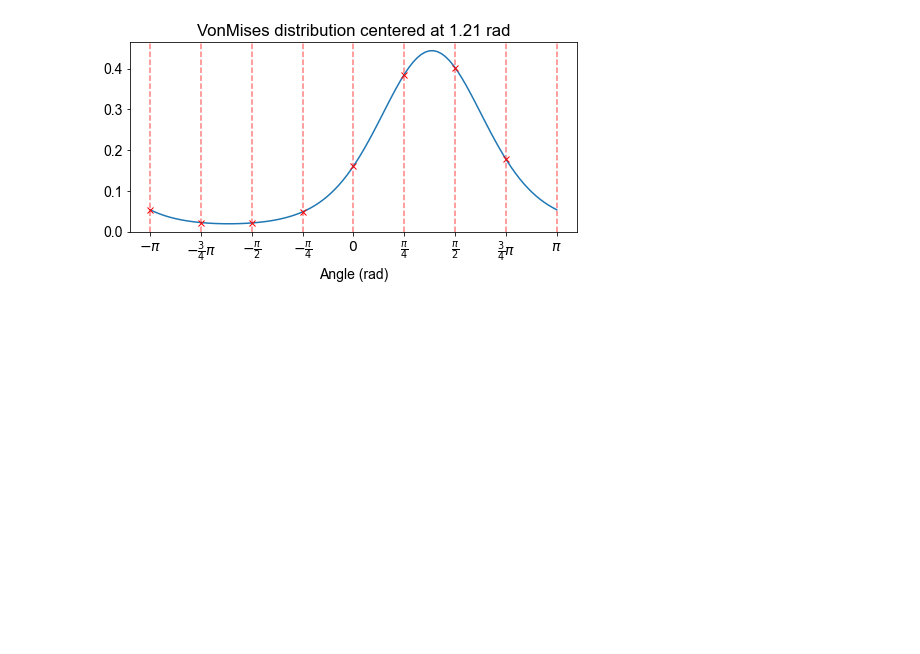
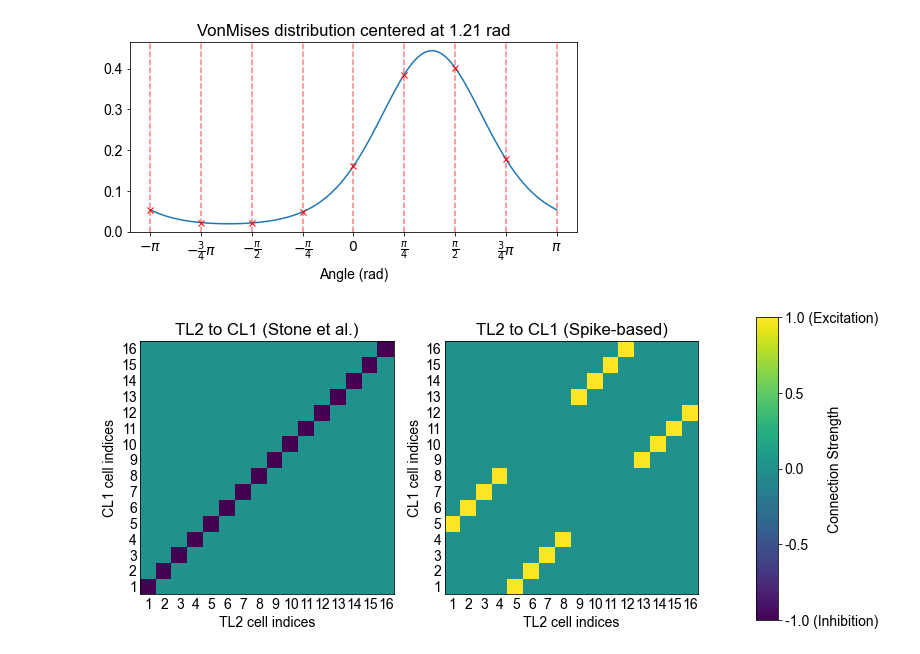
Before and after one commit to filippoferrari/CX_Path_Integration, a Jupyter notebook: notebooks/generate_plots.ipynb, the cells around one changed output. Drawn from its saved outputs; the diff is of its cells as text; code cells hidden in the pictures; blank space fills up the shorter version.

Commit message:
dissertation plots

```diff
--- a/notebooks/generate_plots.ipynb
+++ b/notebooks/generate_plots.ipynb
@@ -124,3 +126,47 @@ plt.savefig(os.path.join(os.environ.get('MSC_PROJECT'), 'notebooks/dissertation_
 plt.show()
 # %% [output]
 [figure]
+# %%
+# TL2 to CL1 connectivity matrices
+
+fig, ax = plt.subplots(1, 2, figsize=(10, 6))
+weights_rate = -np.eye(N_CL1)
+p1 = ax[0].pcolor(weights_rate, cmap='viridis', vmin=-1, vmax=1)
+p1.set_edgecolor('face')
+ax[0].set_aspect('equal')
+ax[0].set_xticks(np.arange(weights_rate.shape[1]) + 0.5)
+ax[0].set_xticklabels(range(1,N_CL1+1))
+ax[0].set_yticks(np.arange(weights_rate.shape[0]) + 0.5)
+ax[0].set_yticklabels(range(1,N_CL1+1))
+ax[0].set_title('TL2 to CL1 (Stone et al.)')
+ax[0].set_xlabel('TL2 cell indices')
+ax[0].set_ylabel('CL1 cell indices')
+ax[0].tick_params(axis=u'both', which=u'both', length=0)
+
+weights_spike = W_TL2_CL1
+p2 = ax[1].pcolor(weights_spike, cmap='viridis', vmin=-1, vmax=1)
+p2.set_edgecolor('face')
+ax[1].set_aspect('equal')
+ax[1].set_xticks(np.arange(weights_spike.shape[1]) + 0.5)
+ax[1].set_xticklabels(range(1,N_CL1+1))
+ax[1].set_yticks(np.arange(weights_rate.shape[0]) + 0.5)
+ax[1].set_yticklabels(range(1,N_CL1+1))
+ax[1].set_title('TL2 to CL1 (Spike-based)')
+ax[1].set_xlabel('TL2 cell indices')
+ax[1].set_ylabel('CL1 cell indices')
+ax[1].tick_params(axis=u'both', which=u'both', length=0)
+
+
+cbax = fig.add_axes([0.98, 0.15, 0.03, 0.7])
+m = pltcm.ScalarMappable(cmap='viridis')
+m.set_array(np.linspace(-1, 1, 100))
+cb = fig.colorbar(m, cbax, ticks=[-1, -0.5, 0, 0.5, 1])
+cb.set_label('Connection Strength', labelpad=-50)
+cb.ax.set_yticklabels(['-1.0 (Inhibition)', '-0.5', '0.0', '0.5',
+                       '1.0 (Excitation)'])
+#plt.tight_layout()
+plt.savefig(os.path.join(os.environ.get('MSC_PROJECT'), 'notebooks/dissertation_plots/TL2_CL1.pdf'),
+           bbox_inches='tight')
+plt.show()
+# %% [output]
+[figure, added]
```
Also changed, not shown: parts of 1 cell of this notebook, 3 other files.
